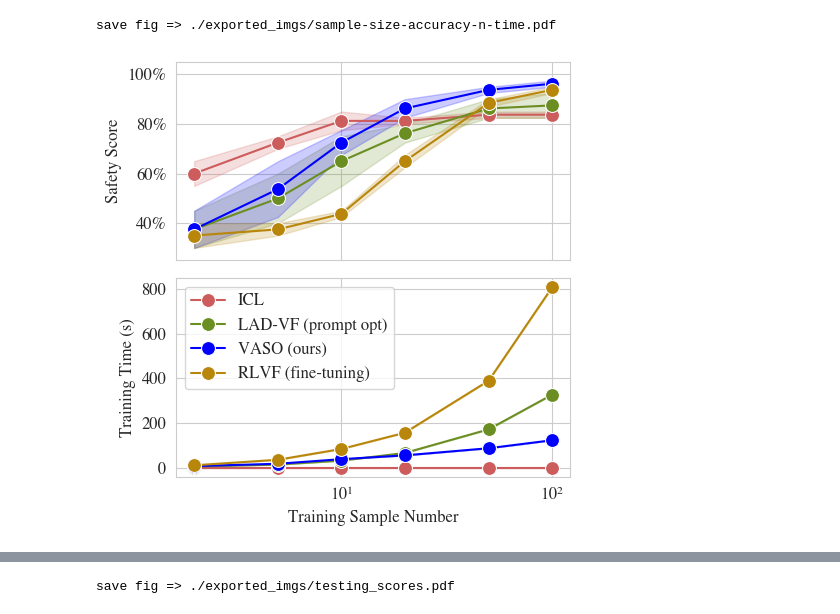
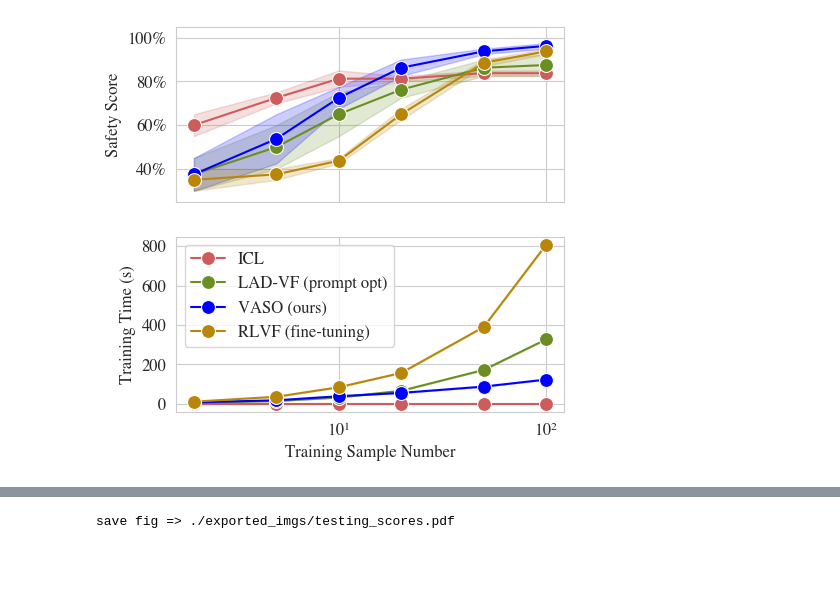
Before and after one commit to yunhaoyang234/skill-optimization, a Jupyter notebook: plot.ipynb, the cells around one changed output, grey strips where cells are left out. Saved outputs shown, nothing was run; the diff lists cells and outputs as text; code cells hidden in the pictures; blank space fills up the shorter version.

```diff
--- a/plot.ipynb
+++ b/plot.ipynb
@@ -20,34 +20,32 @@ def save_fig(fname):
 # %%
 from matplotlib.ticker import PercentFormatter
 
 df = pd.read_csv('results/safe-score-data-size.csv')
 
 df['Category'] = df['Category'].replace('In-Context', 'ICL')
 df['Category'] = df['Category'].replace('Prompt Opt (LAD-VF)', 'LAD-VF (prompt opt)')
 df['Category'] = df['Category'].replace('VASO (ours)', 'VASO (ours)')
 df['Category'] = df['Category'].replace('Fine-tuning (RLVF)', 'RLVF (fine-tuning)')
-df = df[df['Category'] != 'Ours + ICL(2)']
 
 fig, axs = plt.subplots(2,1, figsize=(5,5), sharex=True)
 
 kwargs = dict(marker='o', markersize=10, palette=['#CD5C5C', '#6B8E23', 'blue', '#B8860B'])
 
 ax = axs[0]
 sns.lineplot(df, x='Training Sample Number', y='Safety Score', hue='Category', ax=ax, **kwargs)
 ax.set_ylim(0.25, 1.05)
 # ax.legend(loc="lower right", ncol = 1)
 ax.yaxis.set_major_formatter(PercentFormatter(xmax=1, decimals=0))  # format as percentages
 ax.legend([],[], frameon=False)
 plt.xscale('log')
 
 ax = axs[1]
 # ax = sns.lineplot(df, x='Training Sample Number',y='Training Time (s)',hue='Category', marker='o', linestyle='dashed')
 sns.lineplot(df, x='Training Sample Number', y='Training Time (s)', hue='Category', ax=ax, **kwargs)
 ax.legend(loc="upper left", ncol = 1)
 plt.xscale('log')
 
 
-save_fig('sample-size-accuracy-n-time.pdf')
+# save_fig('sample-size-accuracy-n-time.pdf')
 # %% [output]
-save fig => ./exported_imgs/sample-size-accuracy-n-time.pdf
-[figure, old version]
+[figure, new version]
```
Also changed, not shown: parts of 2 cells of this notebook, 16 other files.
